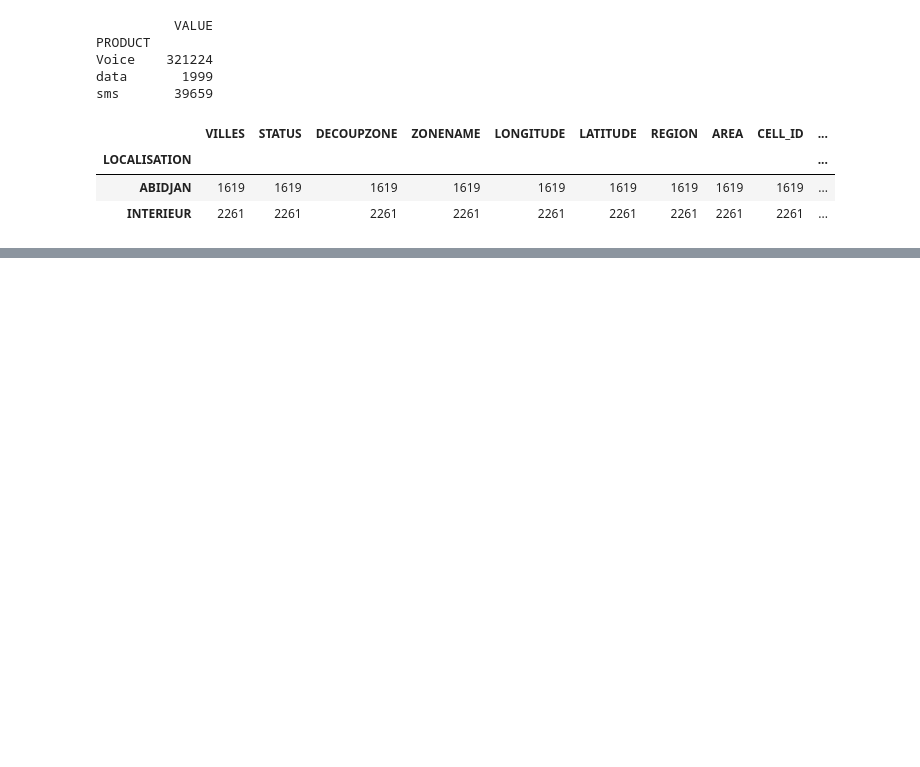
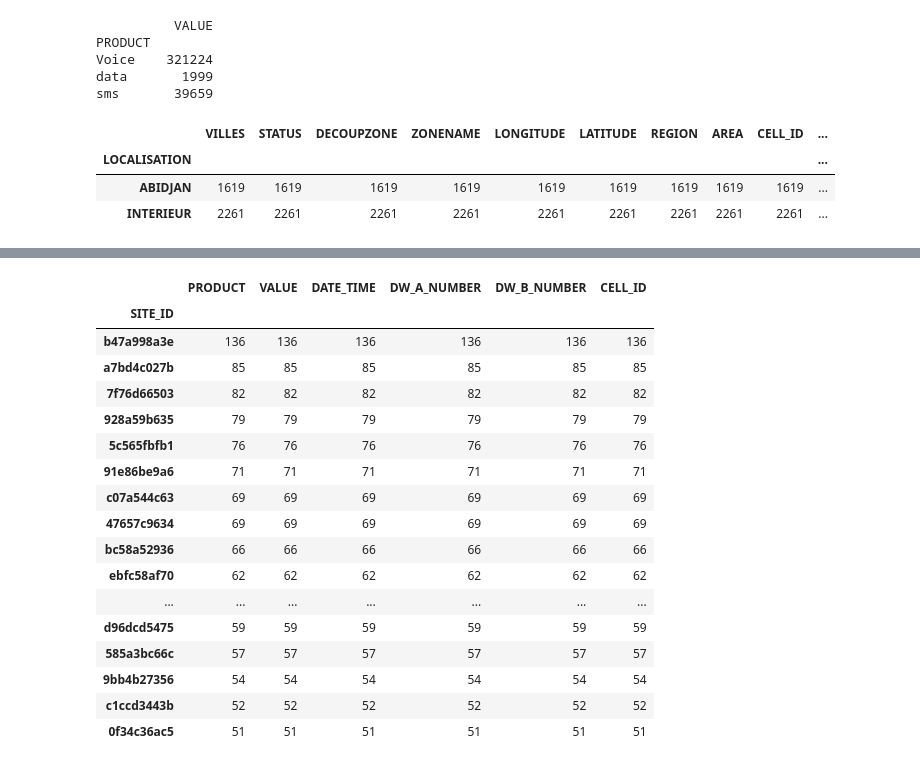
Before and after one commit to MaureenGatu/AUTOLIB-CAR-SHARE-DATAANALYSIS, a Jupyter notebook: IP WEEK 3/MTN-Telecomunicationanalysis.ipynb, the cells around one changed output, grey strips where cells are left out. Drawn from its saved outputs; the diff is of its cells as text; code cells hidden in the pictures; blank space fills up the shorter version.

```diff
--- a/IP WEEK 3/MTN-Telecomunicationanalysis.ipynb
+++ b/IP WEEK 3/MTN-Telecomunicationanalysis.ipynb
@@ -416,3 +394,12 @@ local.count()
 | LOCALISATION |  |  |  |  |  |  |  |  |  | ... |
 | ABIDJAN | 1619 | 1619 | 1619 | 1619 | 1619 | 1619 | 1619 | 1619 | 1619 | ... |
 | INTERIEUR | 2261 | 2261 | 2261 | 2261 | 2261 | 2261 | 2261 | 2261 | 2261 | ... |
+# %%
+#grouping by siteid
+site = dftel.groupby('SITE_ID')
+# %%
+#use count() to see how many times each site id was used in the three days.
+# ordered in descending order
+sitecount = site.count()
+siteid = sitecount.sort_values('VALUE',ascending = False)
+siteid
@@ -418,0 +421,22 @@ local.count()
+# %%
+#the top 10 most used sites in th three days
+siteid.head(20)
+# %% [output]
+|  | PRODUCT | VALUE | DATE_TIME | DW_A_NUMBER | DW_B_NUMBER | CELL_ID |
+| SITE_ID |  |  |  |  |  |  |
+| b47a998a3e | 136 | 136 | 136 | 136 | 136 | 136 |
+| a7bd4c027b | 85 | 85 | 85 | 85 | 85 | 85 |
+| 7f76d66503 | 82 | 82 | 82 | 82 | 82 | 82 |
+| 928a59b635 | 79 | 79 | 79 | 79 | 79 | 79 |
+| 5c565fbfb1 | 76 | 76 | 76 | 76 | 76 | 76 |
+| 91e86be9a6 | 71 | 71 | 71 | 71 | 71 | 71 |
+| c07a544c63 | 69 | 69 | 69 | 69 | 69 | 69 |
+| 47657c9634 | 69 | 69 | 69 | 69 | 69 | 69 |
+| bc58a52936 | 66 | 66 | 66 | 66 | 66 | 66 |
+| ebfc58af70 | 62 | 62 | 62 | 62 | 62 | 62 |
+| ... | ... | ... | ... | ... | ... | ... |
+| d96dcd5475 | 59 | 59 | 59 | 59 | 59 | 59 |
+| 585a3bc66c | 57 | 57 | 57 | 57 | 57 | 57 |
+| 9bb4b27356 | 54 | 54 | 54 | 54 | 54 | 54 |
+| c1ccd3443b | 52 | 52 | 52 | 52 | 52 | 52 |
+| 0f34c36ac5 | 51 | 51 | 51 | 51 | 51 | 51 |
```
Also changed, not shown: parts of 33 cells of this notebook, 9 other files.
